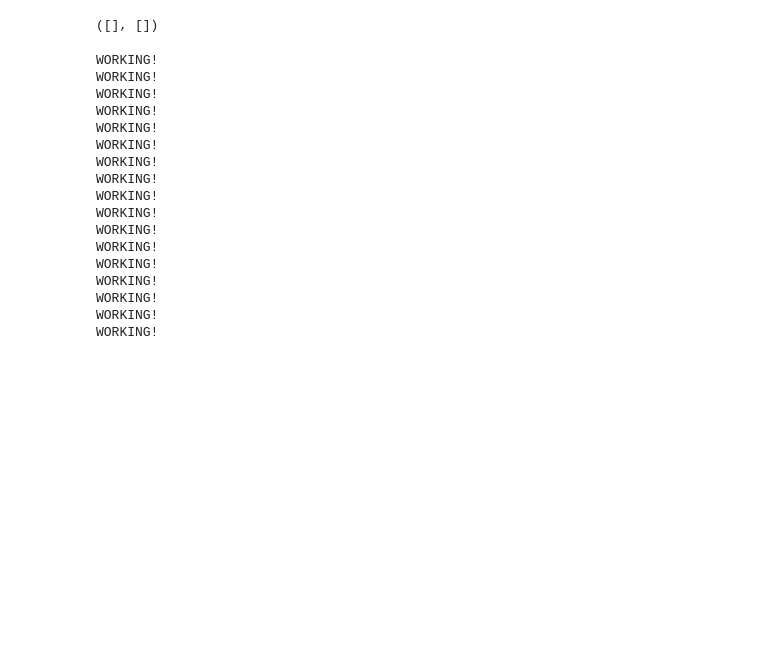
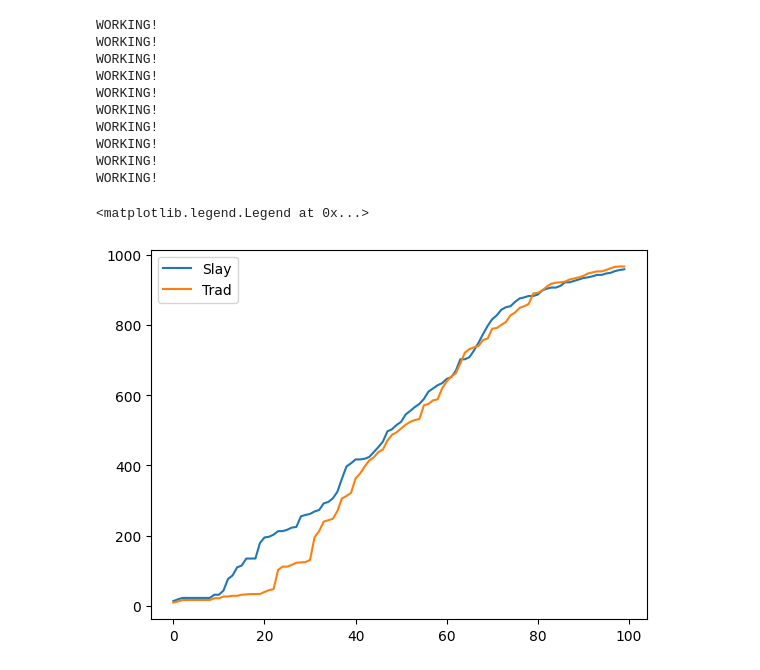
Before and after one commit to weathon/slay, a Jupyter notebook: SlayTree_vs_OldCMT.ipynb, the cells around one changed output. Saved outputs shown, nothing was run; the diff lists cells and outputs as text; code cells hidden in the pictures; blank space fills up the shorter version.

```diff
--- a/SlayTree_vs_OldCMT.ipynb
+++ b/SlayTree_vs_OldCMT.ipynb
@@ -229,6 +229,8 @@ class TreeNode:
     self.left = None
     self.right = None
     self.ratio = 0.5
+    self.LeftBallRadius = 0
+    self.RightBallRadius = 0
 
   def __str__(self):
     return str((self.objectA, self.objectB))
@@ -354,30 +363,16 @@ def searchTree(root, id, r, ans):
 
   # halfway = d(root.objectA, root.objectB) #(could be precomputed)
 
-  if dA-r<=dB+r:
-  # if (1-root.ratio)*(dA)-r<=root.ratio*(dB)+r:
+  # if dA-r<=dB+r:
+  if (1-root.ratio)*(dA)-r<=root.ratio*(dB)+r and dA-r < root.LeftBallRadius:
     searchTree(root.left,id,r, ans)
-  # if root.ratio*(dB)-r<=(1-root.ratio)*(dA)+r:
-  if dB-r<=dA+r:
+  if root.ratio*(dB)-r<=(1-root.ratio)*(dA)+r and dB-r < root.RightBallRadius:
+  # if dB-r<=dA+r:
     searchTree(root.right,id,r, ans)
 # %%
 # objectSets = []
 # for i in range(10000):
 #   tmp = dataPoint([random.random(), random.random()], i)
-
-objectSets = []
-for i in range(100):
-  tmp = dataPoint(randomArray(), i)
-  objectSets.append(tmp)
-
-
-counts = 0
-
-slaytree = buildTree(objectSets)
-CMT = ConstructBallTree(BallTreeNode(), objectSets)
-generateCMTData(CMT)
-# %% [output]
-([], [])
 # %%
 def BaselineSearchRadius(BT, Object, r, ans):
   if BT == None:
@@ -405,7 +400,7 @@ def BaselineSearchRadius(BT, Object, r, ans):
     BaselineSearchRadius(BT.left, Object, r, ans)
 # %%
 import random
-for _ in range(1000):
+for _ in range(10):
 
   objectSets_ = []
   totalSize_ = random.randint(10, 2999)
@@ -424,6 +419,7 @@ for _ in range(1000):
   ans2 = []
   ans2 = searchBF(objectSets_, objectSets_[qID], r) #zoudaoyibanturanxiangqilaile jasosaun why ui error qishiyeyouguanxixiangdao huibuhuishiyuanshuzubiale kunsuankunnduzi diyiceng del de shihou BF gaile zenmexiangdaode
   searchTree(slaytree, objectSets_[qID], r, ans) #have more objects, repeated? shourunguanjieshouruanguanjietong haishiyouyigedeqingkuang it should be in build tree noy t search tree
+  # shoutongguanjieyuanbenshixiangjiushipasschuwentile
   # ans = list(set(ans))
   usedIDs = []
   # for i in ans: #2 more items in tree, why? always 2
@@ -432,7 +428,7 @@ for _ in range(1000):
   #   usedIDs.append(i.id)
   if len(ans) == len(ans2) == len(set(ans).intersection(ans2)):
     print("WORKING!")
-    pass
+    # pass
   else:
     print("Not doing well", qID, r, totalSize_, len(ans), len(ans2), len(set(ans).intersection(ans2))) #did not notice, this is find all items? kkduzikun bf did not get all tree got all
     for i in ans:
@@ -449,35 +445,43 @@ WORKING!
 WORKING!
 WORKING!
 WORKING!
-WORKING!
-WORKING!
-WORKING!
-WORKING!
-WORKING!
-WORKING!
-WORKING!
 # %%
+objectSets = []
+for i in range(1000):
+  tmp = dataPoint(randomArray(), i)
+  objectSets.append(tmp)
+
+
+counts = 0
+
+slaytree = buildTree(objectSets)
+CMT = ConstructBallTree(BallTreeNode(), objectSets)
+generateCMTData(CMT)
+
 a = []
 b = []
 target = 6
 for r in np.arange(0,1,0.01):
   ans1 = searchBF(objectSets, objectSets[target], r)
   ans2 = []
   counts = 0
   searchTree(slaytree, objectSets[target], r, ans2)
   ans3 = []
   stack =[]
   counts1 = counts
   counts = 0
   BaselineSearchRadius(CMT, objectSets[target], r, ans3) #even baseline is better
   counts2 = counts
-  print(len(ans1), len(ans2), len(ans3))
+  # print(len(ans1), len(ans2), len(ans3))
   # print(counts1, counts2) #so nervous kunyunexkunyun
   a.append(counts1)
   b.append(counts2)
 pylab.plot(a, label="Slay")
 pylab.plot(b, label="Trad")
 pylab.legend()
+# %% [output]
+<matplotlib.legend.Legend at 0x...>
+[figure, added]
 # %%
 def countHeight(root):
   if root is None:
```
Also changed, not shown: parts of 3 cells of this notebook.
